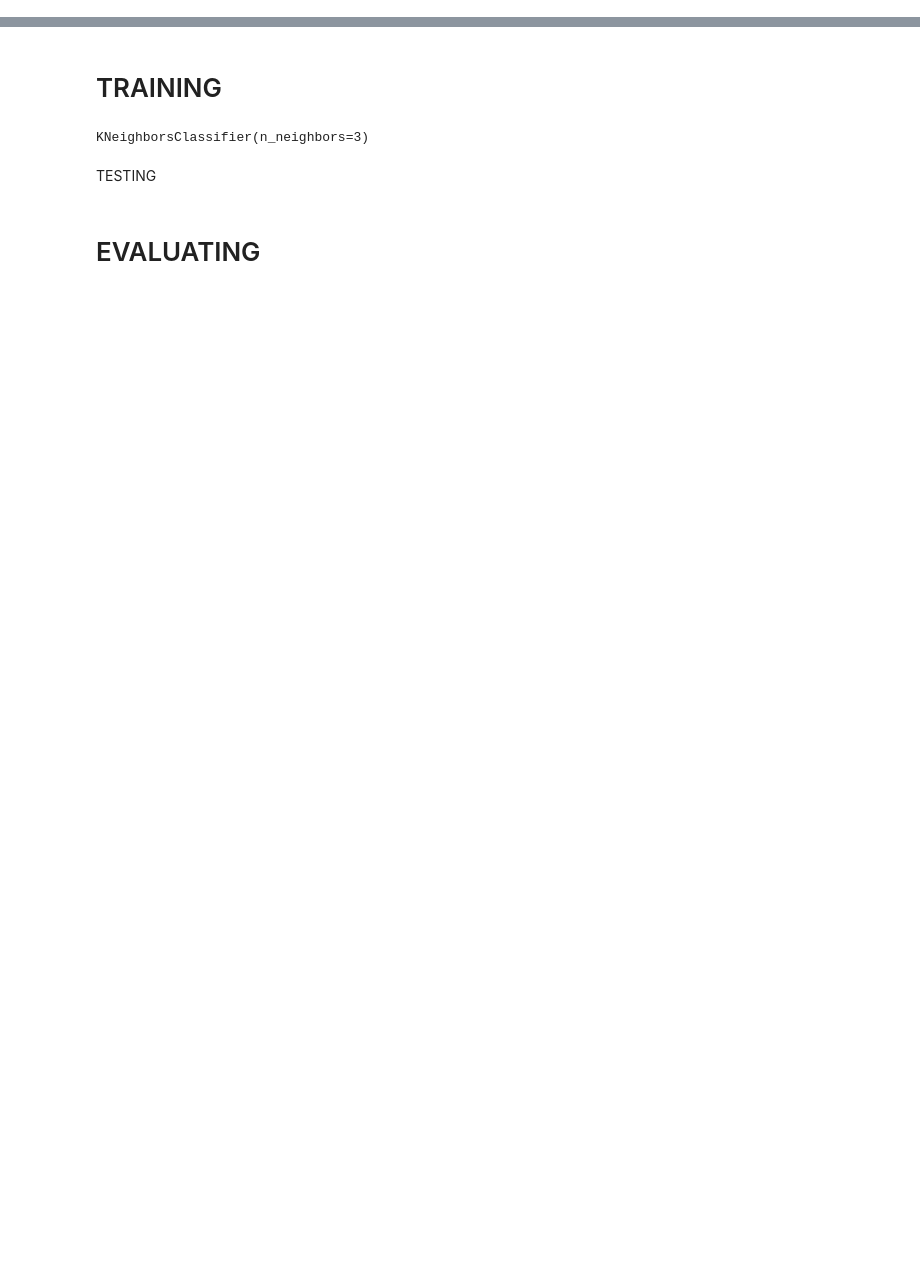
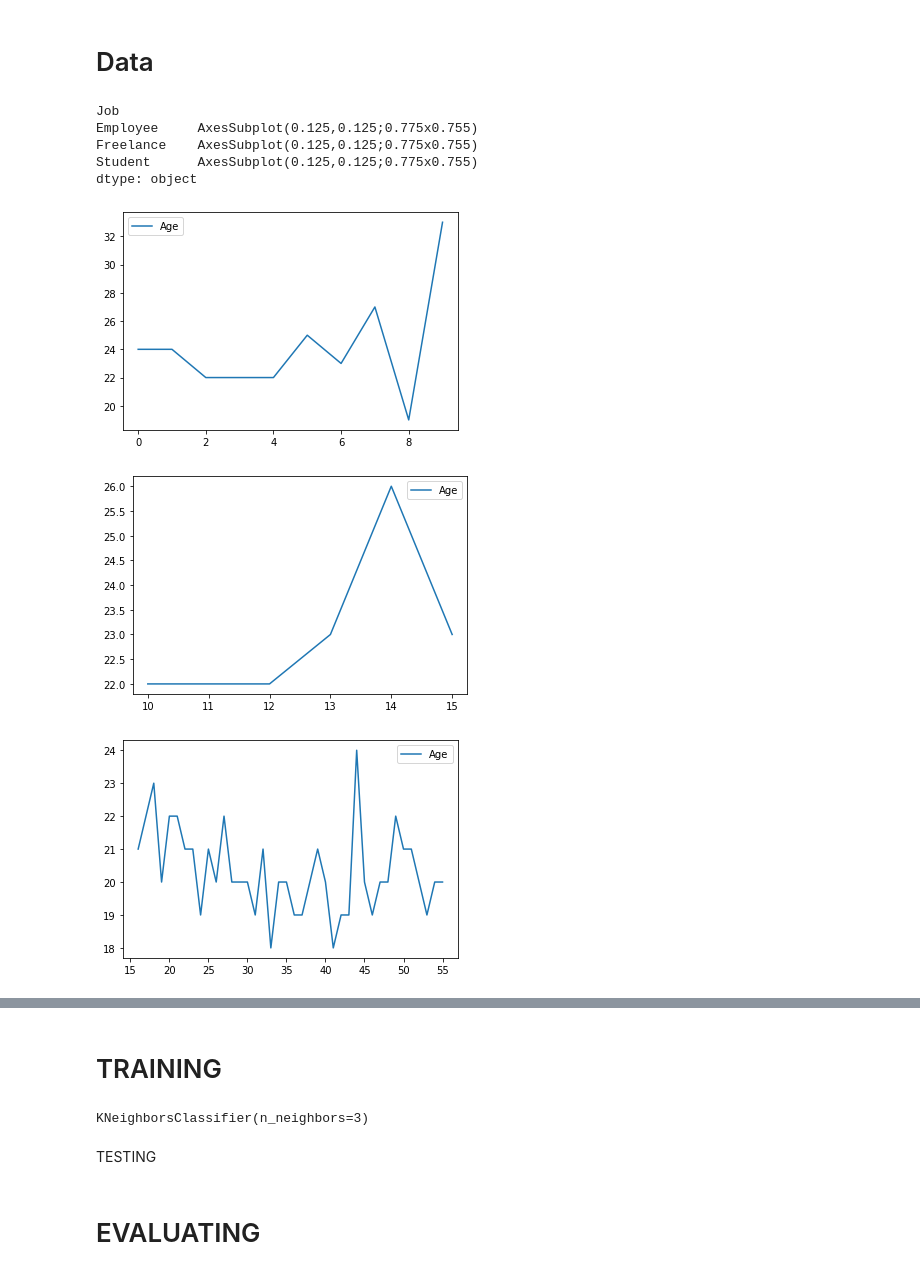
Before and after one commit to idzharulhuda13/BI---KNN, a Jupyter notebook: BI - KNN.ipynb, the cells around one changed output, grey strips where cells are left out. Cells and saved outputs as stored; diff of their text form; code cells hidden in the pictures; blank space fills up the shorter version.

```diff
--- a/BI - KNN.ipynb
+++ b/BI - KNN.ipynb
@@ -2,7 +2,20 @@
 import numpy as np
 import matplotlib.pyplot as plt
 import pandas as pd
+# %% [markdown]
+# Data
 # %%
 names = ['Age', 'Gender', 'Job', 'Market']
 
 dataset = pd.read_csv('data/WKW_marketingcampaign_event1.csv', names=names)
+# %%
+dataset.groupby('Job')..line()
+# %% [output]
+Job
+Employee     AxesSubplot(0.125,0.125;0.775x0.755)
+Freelance    AxesSubplot(0.125,0.125;0.775x0.755)
+Student      AxesSubplot(0.125,0.125;0.775x0.755)
+dtype: object
+[figure, added]
+[figure, added]
+[figure, added]
```
Also changed, not shown: parts of 5 cells of this notebook.
